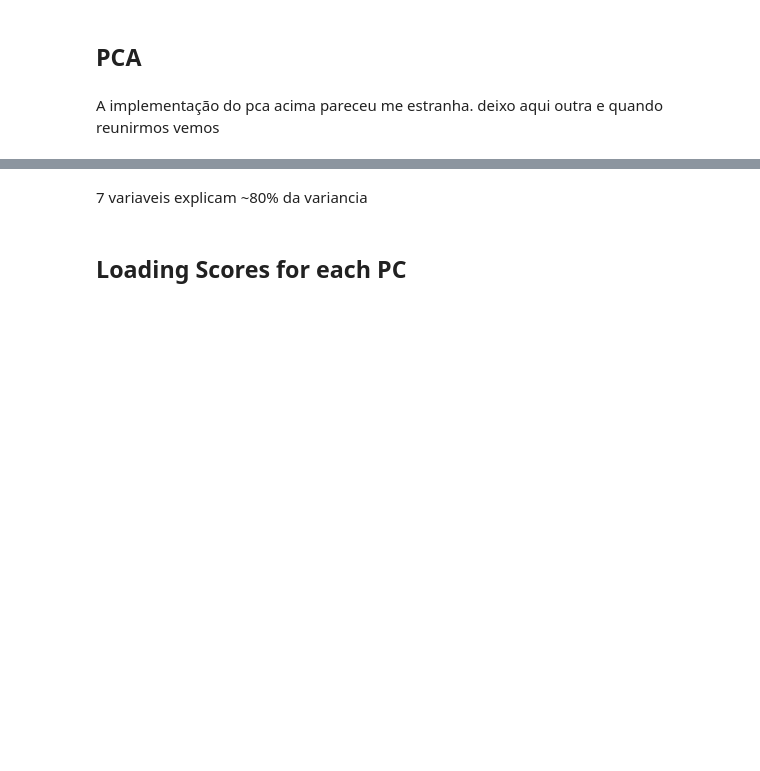
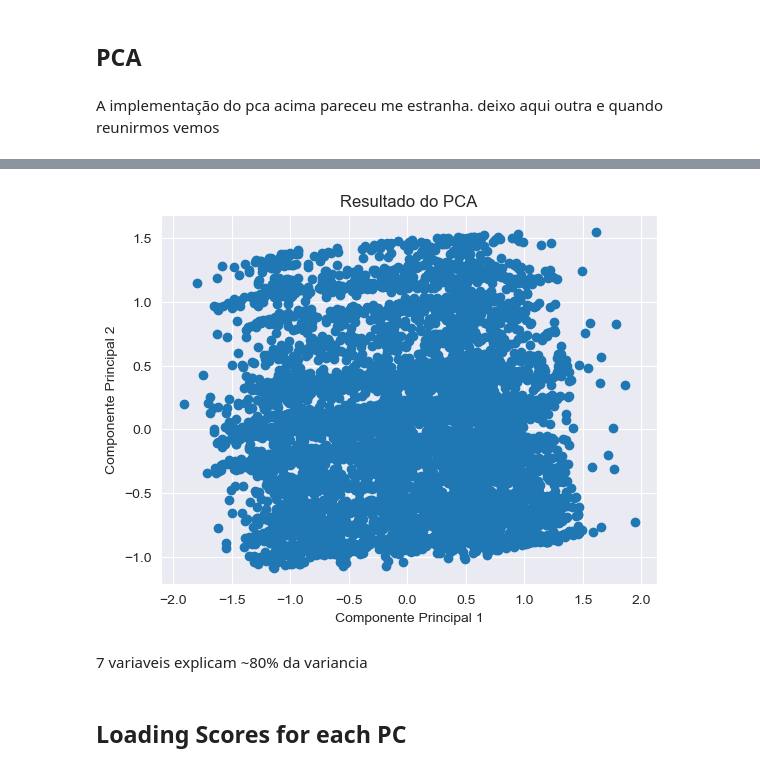
Before and after one commit to MikeOlhao/DSML_projeto, a Jupyter notebook: DSML_202223_Clusters_Group09_Notebook_semgraficos.ipynb, the cells around one changed output, grey strips where cells are left out. Cells and saved outputs as stored; diff of their text form; code cells hidden in the pictures; blank space fills up the shorter version.

```diff
--- a/DSML_202223_Clusters_Group09_Notebook_semgraficos.ipynb
+++ b/DSML_202223_Clusters_Group09_Notebook_semgraficos.ipynb
@@ -311,9 +542,6 @@ df['Mnt_pday_card']= df.MntTotal/df.daysAsCardClient
 # %%
 df['Response_Campaigns'] = df['Response_Cmp1'] + df['Response_Cmp2'] + df['Response_Cmp3'] + df['Response_Cmp4'] + df[
        'Response_Cmp5']
-# %%
-# queremos dar drop nos Response, tudo certo ok? pq?
-df.drop(['Response_Cmp1', 'Response_Cmp2', 'Response_Cmp3', 'Response_Cmp4', 'Response_Cmp5'], axis=1, inplace=True)
 # %% [markdown]
 #### Create Total Kids
 # %%
@@ -333 +573,6 @@ df["age_bins"] = pd.cut(df["Age"], bins = 5)
+# %%
+df["age_bins"] = pd.cut(df["Age"], bins = 5)
+age_bin = pd.get_dummies(df['age_bins'],prefix='age')
+df = pd.concat([df,age_bin], axis=1)
+df.drop(['age_bins'],axis=1, inplace=True)
 # %%
@@ -405,3 +864,11 @@ df_train
+# %%
+plt.scatter(pca_train[:, 0], pca_train[:, 1])
+plt.xlabel('Componente Principal 1')
+plt.ylabel('Componente Principal 2')
+plt.title('Resultado do PCA')
+plt.show()
+# %% [output]
+[figure, added]
 # %% [markdown]
 7 variaveis explicam ~80% da variancia
 # %% [markdown]
```
Also changed, not shown: parts of 85 cells of this notebook.
